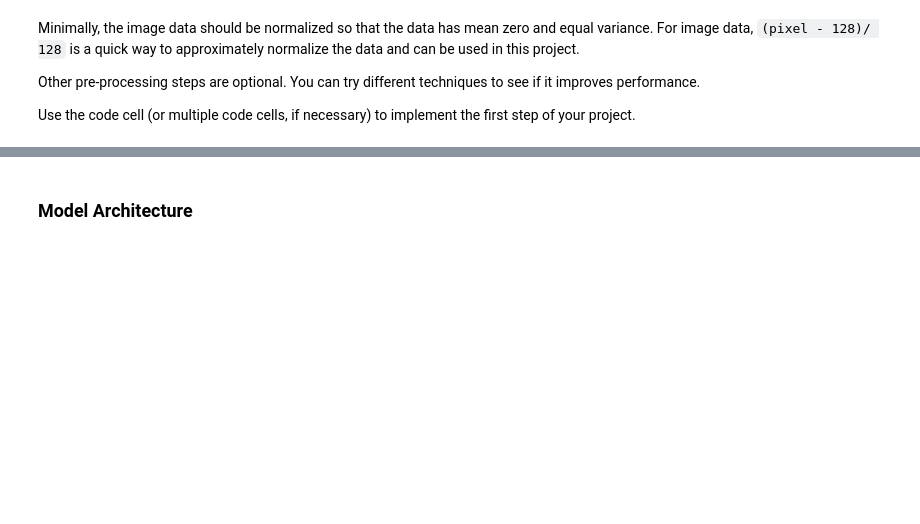
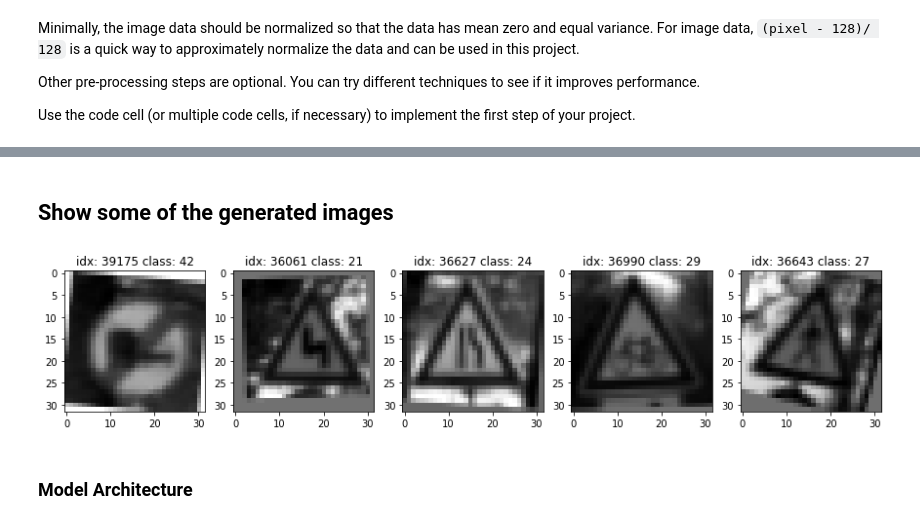
Before and after one commit to DmitriySemenov/SDCE_Project3_Traffic_Sign_Classifier, a Jupyter notebook: Traffic_Sign_Classifier.ipynb, the cells around one changed output, grey strips where cells are left out. Saved outputs shown, nothing was run; the diff lists cells and outputs as text; code cells hidden in the pictures; blank space fills up the shorter version.

```diff
--- a/Traffic_Sign_Classifier.ipynb
+++ b/Traffic_Sign_Classifier.ipynb
@@ -288,3 +334,16 @@ sub2.set_title('Modified Image')
+# %% [markdown]
+## Show some of the generated images
+# %%
+gen_img_count = X_train_n.shape[0] - X_train.shape[0]
+img_count = 5
+plt.figure(1, figsize=(15,15))
+for i in range(img_count):
+    sub = plt.subplot(1,img_count,i+1)
+    img_num = X_train.shape[0] + random.randrange(gen_img_count)
+    plt.imshow(X_train_n[img_num].squeeze(),cmap='gray')
+    sub.set_title('idx: ' + str(img_num) + ' class: ' + str(y_train[img_num]))
+# %% [output]
+[figure, added]
 # %% [markdown]
 ### Model Architecture
 # %%
```
Also changed, not shown: parts of 7 cells of this notebook.
